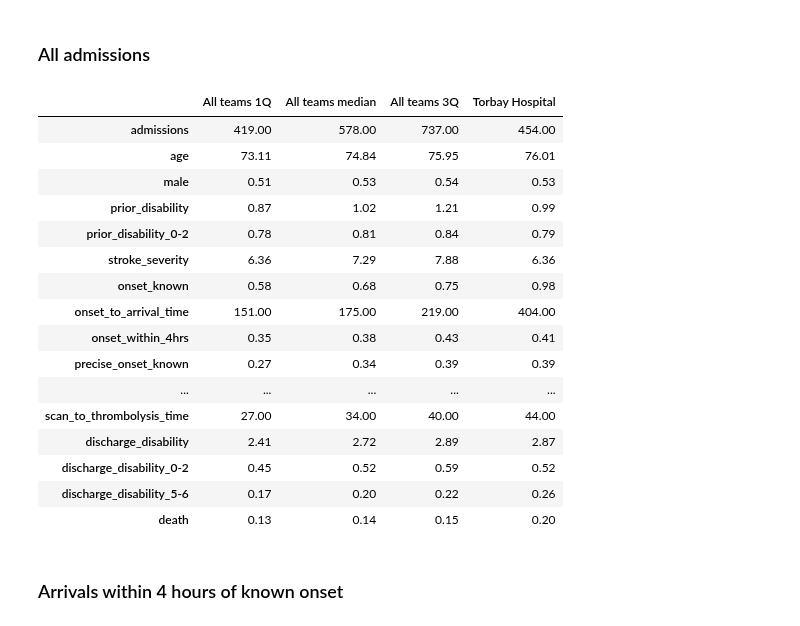
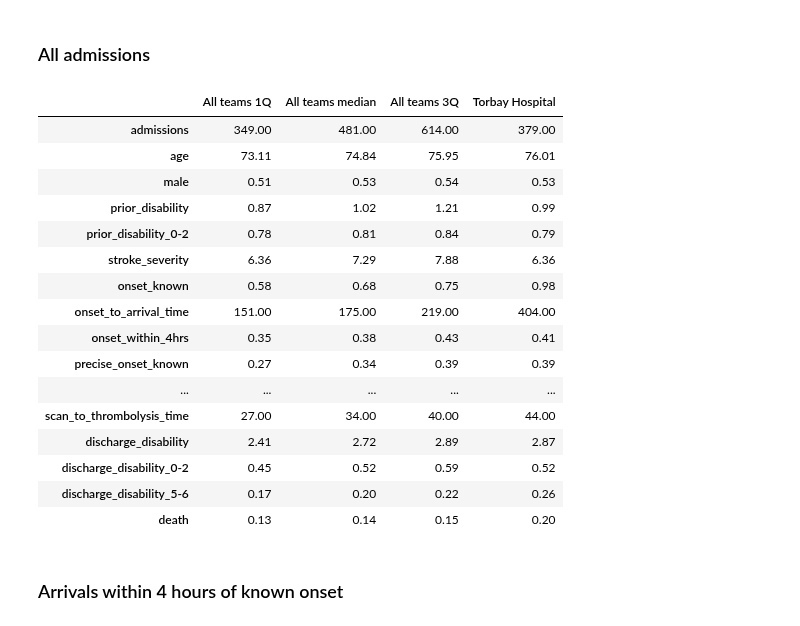
Before and after one commit to samuel-book/samuel_2_production, a Jupyter notebook: 3_hopsital_report.ipynb, the cells around one changed output. Saved outputs shown, nothing was run; the diff lists cells and outputs as text; code cells hidden in the pictures.

```diff
--- a/3_hopsital_report.ipynb
+++ b/3_hopsital_report.ipynb
@@ -22,24 +20,24 @@ four_hr_admission_cols = [x for x in stats if x.endswith('(4hr)') == True]
 # %% [markdown]
 ### All admissions
-# %%
-stats[all_admission_cols]
-# %% [output]
-|  | All teams 1Q | All teams median | All teams 3Q | Torbay Hospital |
-| admissions | 419.00 | 578.00 | 737.00 | 454.00 |
-| age | 73.11 | 74.84 | 75.95 | 76.01 |
-| male | 0.51 | 0.53 | 0.54 | 0.53 |
-| prior_disability | 0.87 | 1.02 | 1.21 | 0.99 |
-| prior_disability_0-2 | 0.78 | 0.81 | 0.84 | 0.79 |
-| stroke_severity | 6.36 | 7.29 | 7.88 | 6.36 |
-| onset_known | 0.58 | 0.68 | 0.75 | 0.98 |
-| onset_to_arrival_time | 151.00 | 175.00 | 219.00 | 404.00 |
-| onset_within_4hrs | 0.35 | 0.38 | 0.43 | 0.41 |
-| precise_onset_known | 0.27 | 0.34 | 0.39 | 0.39 |
-| ... | ... | ... | ... | ... |
-| scan_to_thrombolysis_time | 27.00 | 34.00 | 40.00 | 44.00 |
-| discharge_disability | 2.41 | 2.72 | 2.89 | 2.87 |
-| discharge_disability_0-2 | 0.45 | 0.52 | 0.59 | 0.52 |
-| discharge_disability_5-6 | 0.17 | 0.20 | 0.22 | 0.26 |
-| death | 0.13 | 0.14 | 0.15 | 0.20 |
+# %%
+team_report.descriptive_summary_all
+# %% [output]
+|  | All teams 1Q | All teams median | All teams 3Q | Torbay Hospital |
+| admissions | 349.00 | 481.00 | 614.00 | 379.00 |
+| age | 73.11 | 74.84 | 75.95 | 76.01 |
+| male | 0.51 | 0.53 | 0.54 | 0.53 |
+| prior_disability | 0.87 | 1.02 | 1.21 | 0.99 |
+| prior_disability_0-2 | 0.78 | 0.81 | 0.84 | 0.79 |
+| stroke_severity | 6.36 | 7.29 | 7.88 | 6.36 |
+| onset_known | 0.58 | 0.68 | 0.75 | 0.98 |
+| onset_to_arrival_time | 151.00 | 175.00 | 219.00 | 404.00 |
+| onset_within_4hrs | 0.35 | 0.38 | 0.43 | 0.41 |
+| precise_onset_known | 0.27 | 0.34 | 0.39 | 0.39 |
+| ... | ... | ... | ... | ... |
+| scan_to_thrombolysis_time | 27.00 | 34.00 | 40.00 | 44.00 |
+| discharge_disability | 2.41 | 2.72 | 2.89 | 2.87 |
+| discharge_disability_0-2 | 0.45 | 0.52 | 0.59 | 0.52 |
+| discharge_disability_5-6 | 0.17 | 0.20 | 0.22 | 0.26 |
+| death | 0.13 | 0.14 | 0.15 | 0.20 |
 # %% [markdown]
 ### Arrivals within 4 hours of known onset
```
Also changed, not shown: parts of 5 cells of this notebook, 1 other file.
